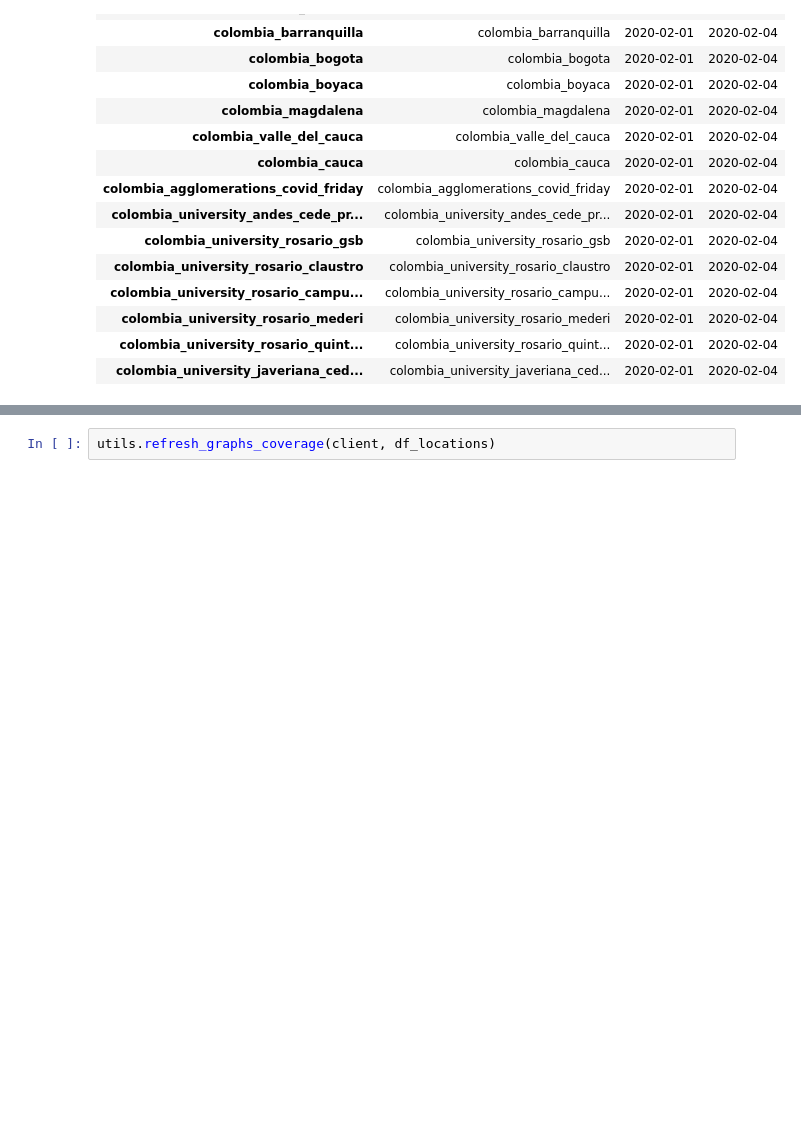
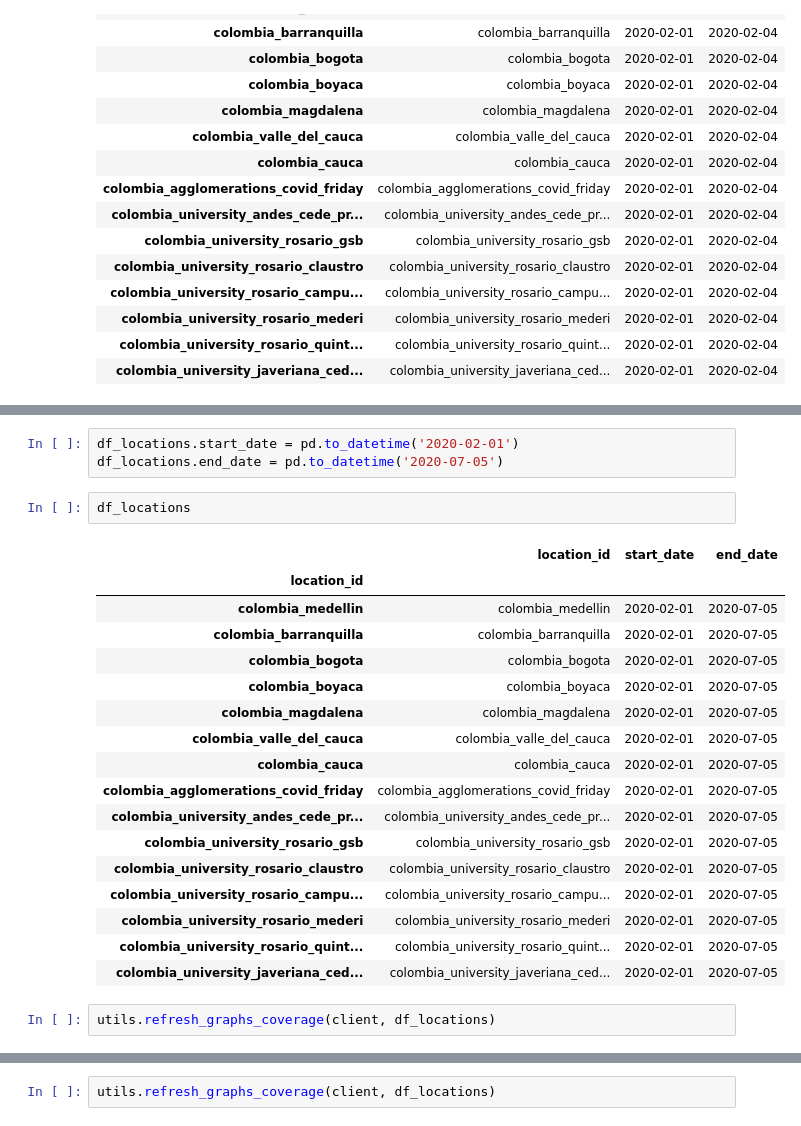
Before and after one commit to minigonche/covid_contact_graphs, a Jupyter notebook: update_scripts/Notes.ipynb, the cells around one changed output, grey strips where cells are left out. Drawn from its saved outputs; the diff is of its cells as text; blank space fills up the shorter version.

```diff
--- a/update_scripts/Notes.ipynb
+++ b/update_scripts/Notes.ipynb
@@ -41,0 +85,25 @@ df_locations
+# %%
+df_locations.start_date = pd.to_datetime('2020-02-01')
+df_locations.end_date = pd.to_datetime('2020-07-05')
+# %%
+df_locations
+# %% [output]
+|  | location_id | start_date | end_date |
+| location_id |  |  |  |
+| colombia_medellin | colombia_medellin | 2020-02-01 | 2020-07-05 |
+| colombia_barranquilla | colombia_barranquilla | 2020-02-01 | 2020-07-05 |
+| colombia_bogota | colombia_bogota | 2020-02-01 | 2020-07-05 |
+| colombia_boyaca | colombia_boyaca | 2020-02-01 | 2020-07-05 |
+| colombia_magdalena | colombia_magdalena | 2020-02-01 | 2020-07-05 |
+| colombia_valle_del_cauca | colombia_valle_del_cauca | 2020-02-01 | 2020-07-05 |
+| colombia_cauca | colombia_cauca | 2020-02-01 | 2020-07-05 |
+| colombia_agglomerations_covid_friday | colombia_agglomerations_covid_friday | 2020-02-01 | 2020-07-05 |
+| colombia_university_andes_cede_pr... | colombia_university_andes_cede_pr... | 2020-02-01 | 2020-07-05 |
+| colombia_university_rosario_gsb | colombia_university_rosario_gsb | 2020-02-01 | 2020-07-05 |
+| colombia_university_rosario_claustro | colombia_university_rosario_claustro | 2020-02-01 | 2020-07-05 |
+| colombia_university_rosario_campu... | colombia_university_rosario_campu... | 2020-02-01 | 2020-07-05 |
+| colombia_university_rosario_mederi | colombia_university_rosario_mederi | 2020-02-01 | 2020-07-05 |
+| colombia_university_rosario_quint... | colombia_university_rosario_quint... | 2020-02-01 | 2020-07-05 |
+| colombia_university_javeriana_ced... | colombia_university_javeriana_ced... | 2020-02-01 | 2020-07-05 |
+# %%
+utils.refresh_graphs_coverage(client, df_locations)
```
Also changed, not shown: parts of 6 cells of this notebook, 1 other file.
